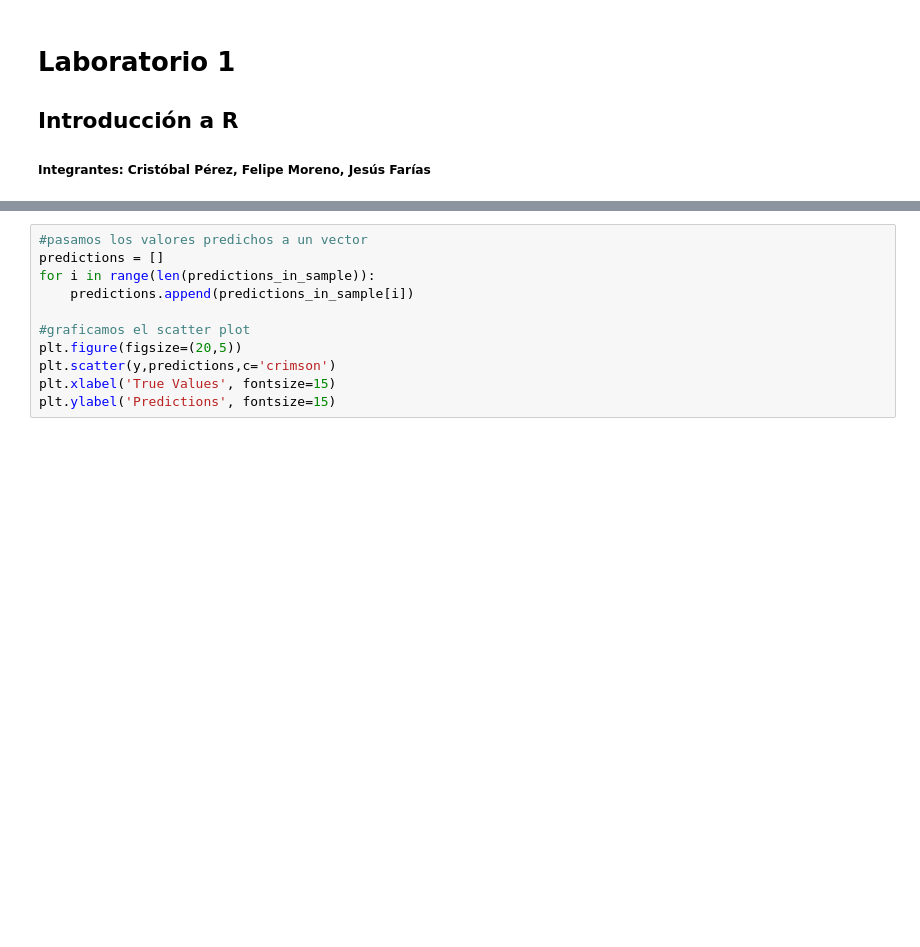
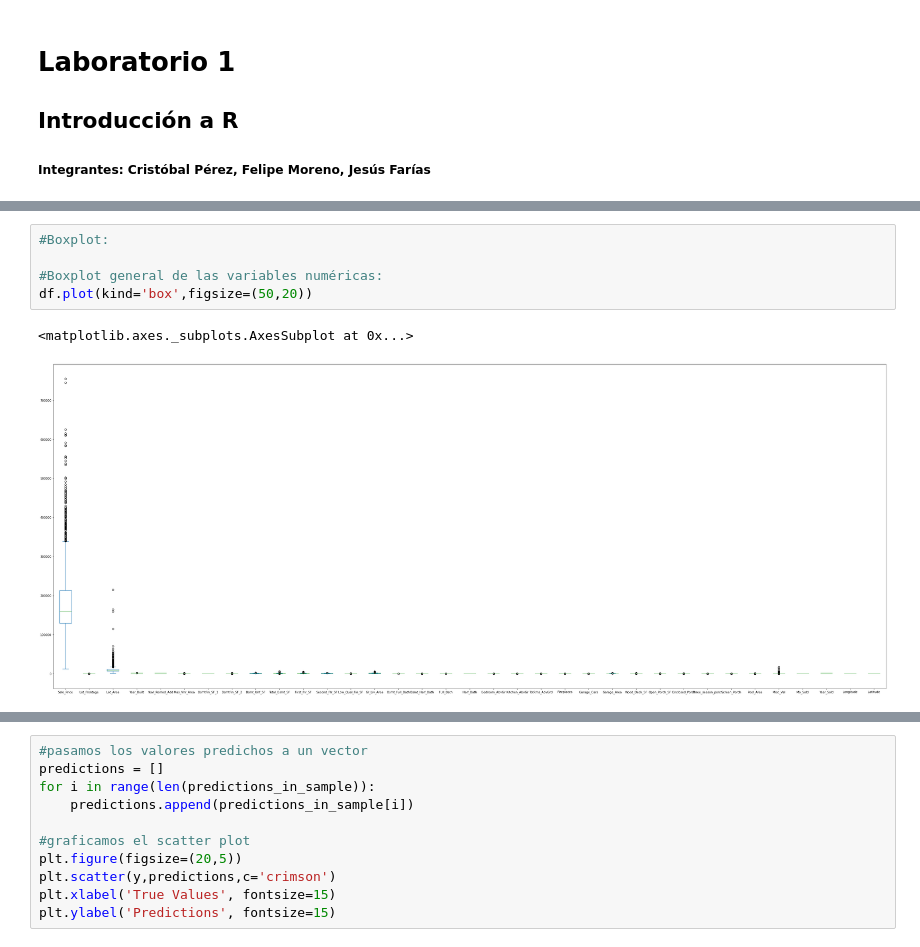
Before and after one commit to cristobalperezp/Marketing_2, a Jupyter notebook: Laboratorio_2.ipynb, the cells around one changed output, grey strips where cells are left out. Cells and saved outputs as stored; diff of their text form; blank space fills up the shorter version.

```diff
--- a/Laboratorio_2.ipynb
+++ b/Laboratorio_2.ipynb
@@ -135,0 +191,8 @@ predictions_in_sample = model.predict(df)
+# %%
+#Boxplot:
+
+#Boxplot general de las variables numéricas:
+df.plot(kind='box',figsize=(50,20))
+# %% [output]
+<matplotlib.axes._subplots.AxesSubplot at 0x...>
+[figure, added]
```
Also changed, not shown: parts of 42 cells of this notebook.
